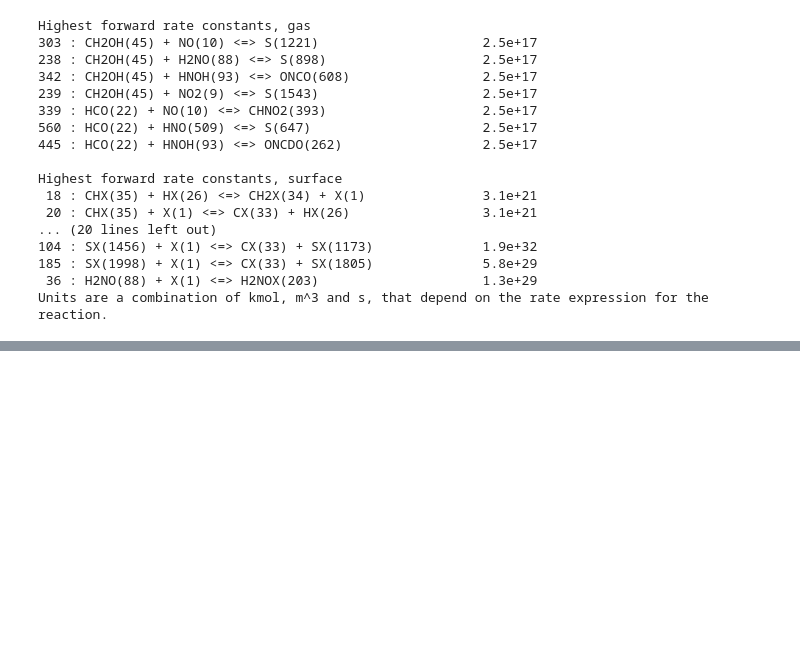
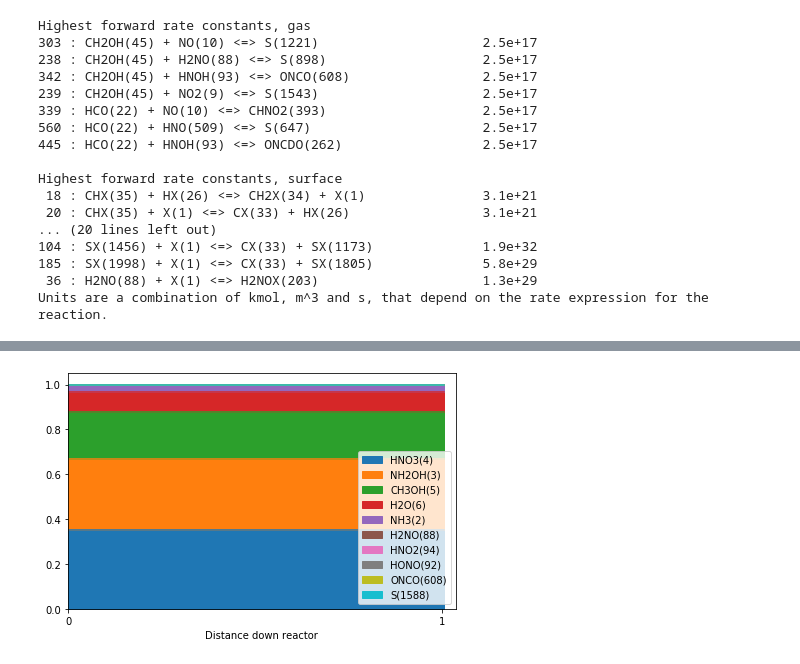
Before and after one commit to ChrisBNEU/HAN, a Jupyter notebook: CanteraModels/rocketman.ipynb, the cells around one changed output, grey strips where cells are left out. Drawn from its saved outputs; the diff is of its cells as text; code cells hidden in the pictures; blank space fills up the shorter version.

```diff
--- a/CanteraModels/rocketman.ipynb
+++ b/CanteraModels/rocketman.ipynb
@@ -580,0 +692,11 @@ data['NO2(9)'].plot()
+# %%
+main_gas_species = data[gas_species].max().sort_values(ascending=False)[:10].keys()
+data[main_gas_species].plot.area()
+
+xlabels()
+plt.xlim(0,len(data)+5)
+plt.tight_layout()
+plt.savefig(f'gas_mole_fractions_top10.pdf')
+plt.show()
+# %% [output]
+[figure, added]
```
Also changed, not shown: parts of 51 cells of this notebook, 1 other file.
